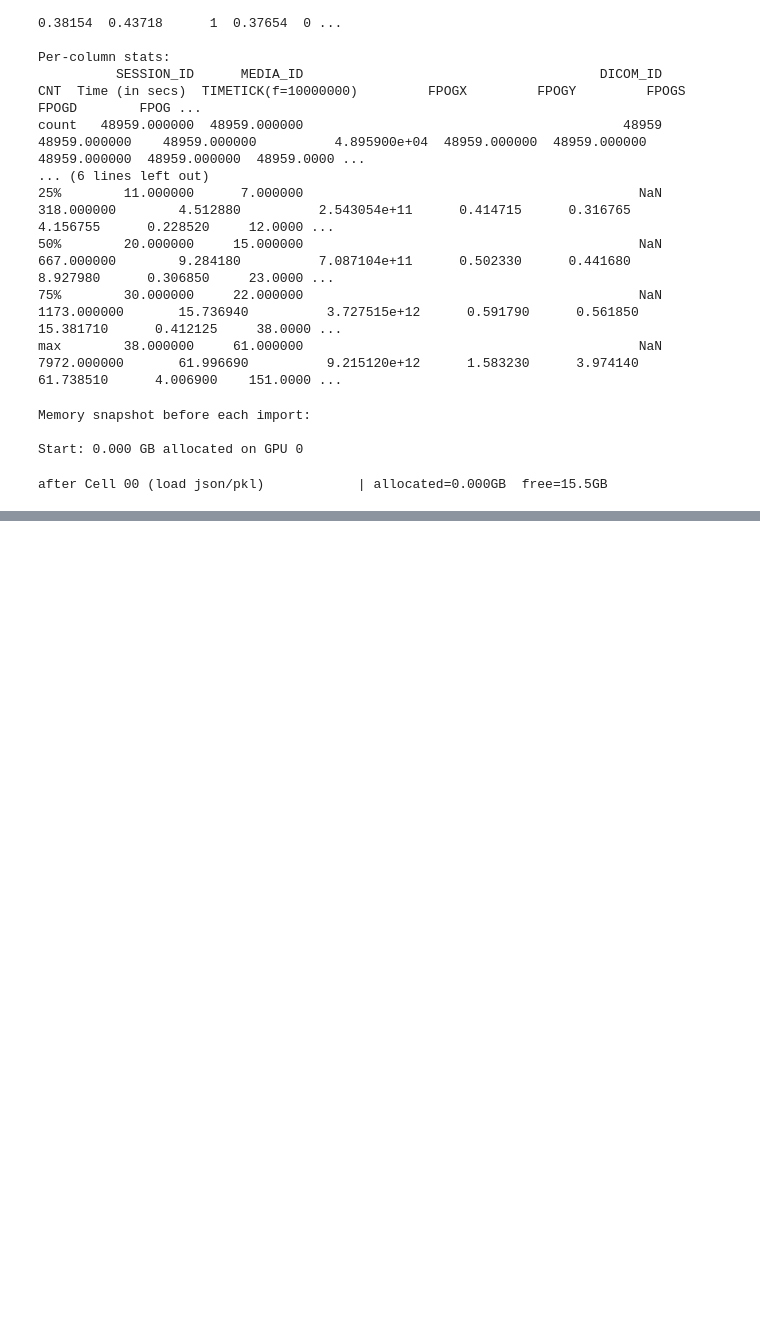
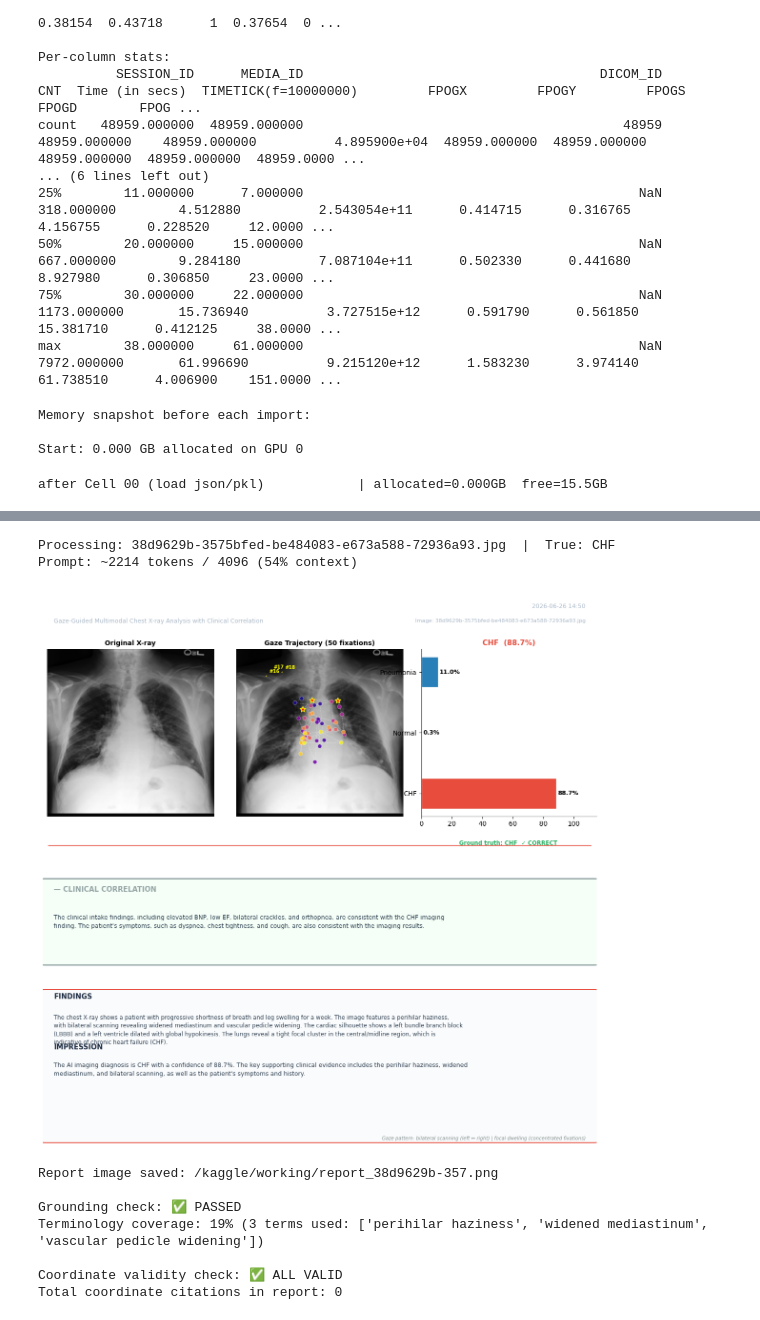
Before and after one commit to vdadithya2002/Internship, a Jupyter notebook: report-generation.ipynb, the cells around one changed output, grey strips where cells are left out. Saved outputs shown, nothing was run; the diff lists cells and outputs as text; code cells hidden in the pictures; blank space fills up the shorter version.

Commit message:
Kaggle Notebook | Report Generation | Version 4

```diff
--- a/report-generation.ipynb
+++ b/report-generation.ipynb
@@ -1258,5 +1222,5 @@ print("render_report() updated — adds Clinical Correlation panel, color-coded
 # %%
-def run_full_report(image_index=0, clinical_intake=None):
+def run_full_report(image_index=80, clinical_intake=None):
     """Entry point for Notebook 2 — uses pre-computed results, no model."""
     dicom_id   = list(test_results.keys())[image_index]
     img_path   = test_results[dicom_id]["image_path"]
@@ -1286,51 +1250,68 @@ def build_compact_fixation_description(fix, weights, geometry, img_size=224):
     lines.append(f"COORDINATE SYSTEM: {img_size}×{img_size} px. x=0 LEFT, x={img_size} RIGHT, y=0 TOP, y={img_size} BOTTOM.")
     lines.append(f"Heart: x={round(img_size*0.30)}-{round(img_size*0.62)}, y={round(img_size*0.45)}-{round(img_size*0.78)}")
     lines.append(f"Trachea: x={round(img_size*0.40)}-{round(img_size*0.60)}, y=0-{round(img_size*0.45)}")
     lines.append(f"Left lung: x<{round(img_size*0.45)}, Right lung: x>{round(img_size*0.55)}, Costophrenic: y>{round(img_size*0.75)}")
     lines.append(f"\nTOP 10 MOST INFLUENTIAL FIXATIONS (of {N} total):")
     for rank, idx in enumerate(top_k_idx[:10]):
         x_n, y_n = fix[idx, 0], fix[idx, 1]
         px, py   = round(float(x_n)*img_size), round(float(y_n)*img_size)
         h = "left" if x_n < 0.38 else ("right" if x_n > 0.62 else "center")
         v = "upper" if y_n < 0.38 else ("lower" if y_n > 0.62 else "mid")
         lines.append(f"  [{rank+1:02d}] pixel({px:3d},{py:3d}) | imp={norm_scores[idx]:.3f} | {v}-{h}")
     g_all = geometry["all"]
     lines.append(f"\nFULL TRAJECTORY: centroid={g_all['pixel_centroid']}, bbox={g_all['pixel_bbox']}, {g_all['spread_desc']}, {g_all['horizontal_desc']}, {g_all['vertical_desc']}")
     if geometry.get("top_k"):
         g = geometry["top_k"]
         lines.append(f"HIGH-ATTENTION CLUSTER: centroid={g['pixel_centroid']}, {g['spread_desc']}, {g['horizontal_desc']}, {g['vertical_desc']}")
     return "\n".join(lines)
 
-
-# test
-result = run_full_report(image_index=0)
-
 # ── Example: full clinical intake matching a pneumonia presentation ──────────
-pneumonia_intake = {
+chf_intake = {
     "symptoms": {
-        "chief_complaint": "fever and productive cough for 4 days",
-        "dyspnea_severity": "mild, on exertion",
-        "chest_pain": "pleuritic, right-sided",
-        "cough": "productive, yellow sputum",
-        "fever": True,
+        "chief_complaint": "progressive shortness of breath and leg swelling for 1 week",
+        "dyspnea_severity": "severe, present at rest (orthopnea requiring 3 pillows)",
+        "chest_pain": "none, but reports chest tightness when supine",
+        "cough": "frequent nocturnal cough, productive of frothy pink-tinged sputum",
+        "fever": False,
     },
     "physical_exam": {
-        "bp": "118/76", "hr": 96, "spo2": "94% on room air", "temp": "38.6C",
-        "auscultation": "decreased breath sounds and crackles right lower lobe",
-        "edema": "none",
+        "bp": "154/92",
+        "hr": 104,
+        "spo2": "89% on room air",
+        "temp": "36.7C",
+        "auscultation": "bilateral basilar crackles (rales) extending into mid-lung fields and an S3 gallop",
+        "edema": "3+ pitting bilateral lower extremity edema to the knees",
     },
     "history": {
-        "cardiac": "no known cardiac history",
+        "cardiac": "ischemic cardiomyopathy, prior MI in 2021, chronic HFrEF",
         "pulmonary": "none",
-        "other": "none significant",
+        "other": "essential hypertension, type 2 diabetes",
     },
     "prior_diagnostics": {
-        "ecg": "not performed",
-        "echo": "not available",
-        "labs": "WBC 14.8 (elevated), BNP not drawn",
+        "ecg": "sinus tachycardia, left bundle branch block (LBBB)",
+        "echo": "prior echo reveals LVEF of 32% with global hypokinesis and dilated left ventricle",
+        "labs": "NT-proBNP 4,250 pg/mL (severely elevated), serum creatinine 1.4 (mildly elevated)",
     },
-    "positioning": {"view": "PA", "patient_position": "upright"},
-    "technical_quality": {"inspiration": "adequate", "rotation": "none", "penetration": "adequate"},
+    "positioning": {
+        "view": "AP",
+        "patient_position": "semi-fowler / portable supine (due to acute distress)"
+    },
+    "technical_quality": {
+        "inspiration": "poor due to dyspnea",
+        "rotation": "mild rotation to the right",
+        "penetration": "adequate"
+    },
 }
 
-result = run_full_report(image_index=0, clinical_intake=pneumonia_intake)
+result = run_full_report(image_index=5, clinical_intake=chf_intake)
+# %% [output]
+Processing: 38d9629b-3575bfed-be484083-e673a588-72936a93.jpg  |  True: CHF
+Prompt: ~2214 tokens / 4096 (54% context)
+[figure, added]
+Report image saved: /kaggle/working/report_38d9629b-357.png
+
+Grounding check: ✅ PASSED
+Terminology coverage: 19% (3 terms used: ['perihilar haziness', 'widened mediastinum', 'vascular pedicle widening'])
+
+Coordinate validity check: ✅ ALL VALID
+Total coordinate citations in report: 0
```
Also changed, not shown: parts of 19 cells of this notebook.
